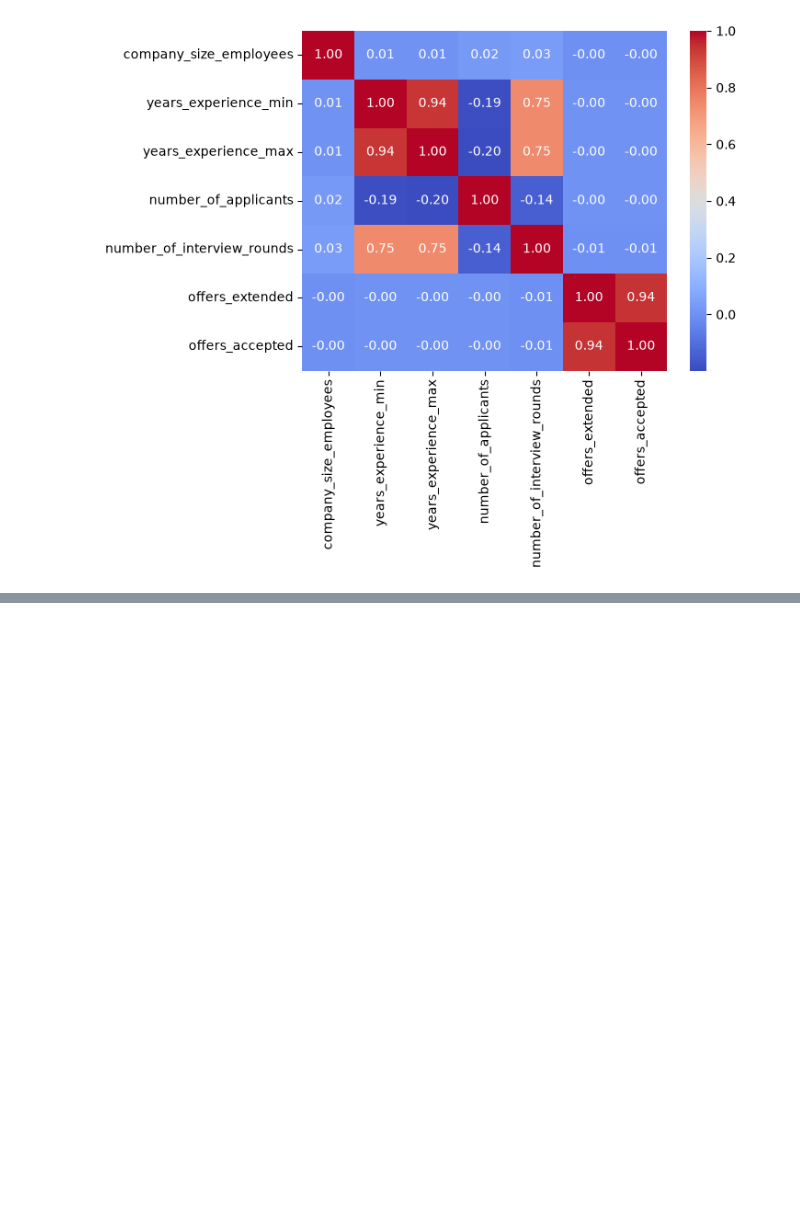
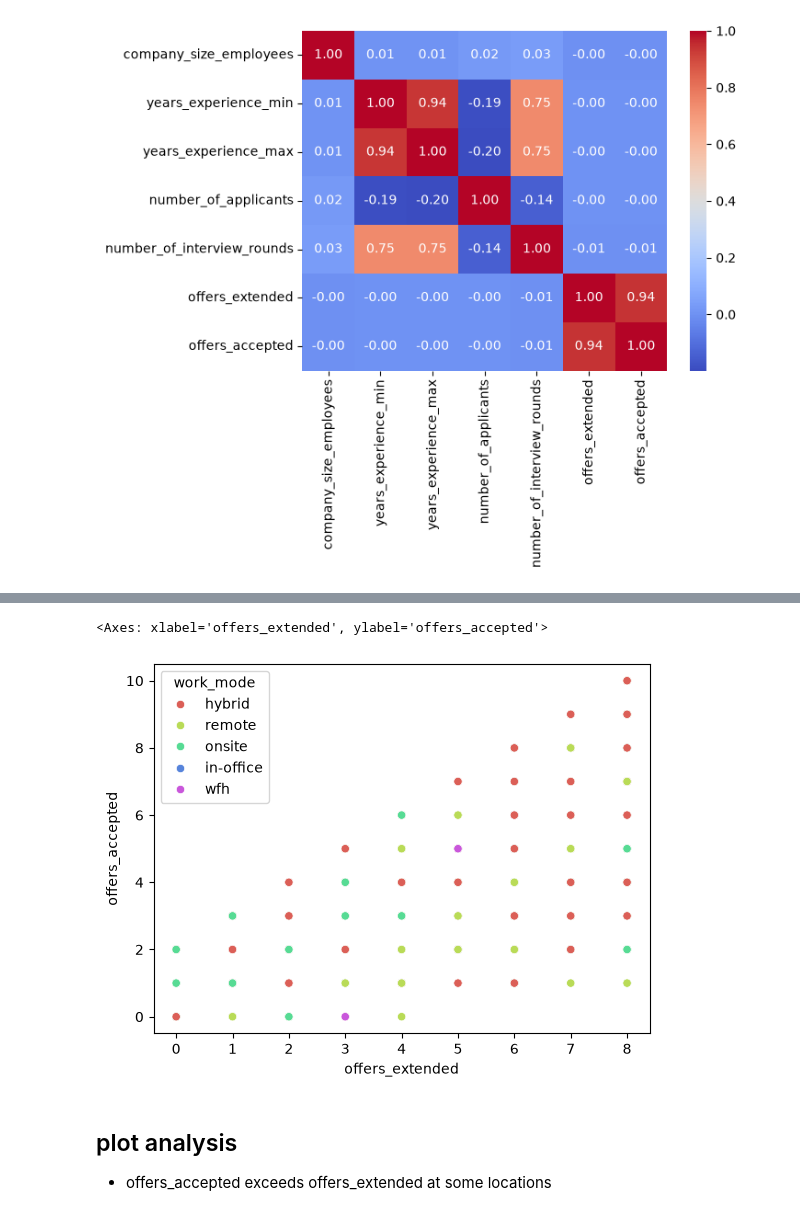
Before and after one commit to altamash-syed/syed-Task1, a Jupyter notebook: eda.ipynb, the cells around one changed output, grey strips where cells are left out. Cells and saved outputs as stored; diff of their text form; code cells hidden in the pictures; blank space fills up the shorter version.

Commit message:
data analysis

```diff
--- a/eda.ipynb
+++ b/eda.ipynb
@@ -196,0 +216,2 @@ layoff_within_12_months_flag: 8 unique values
+# %%
+df['job_role']=df['job_role'].str.upper()
@@ -326,0 +357,8 @@ Name: count, Length: 4795, dtype: int64
+# %%
+sns.scatterplot(x='offers_extended', y='offers_accepted', data=df, hue='work_mode', palette='hls')
+# %% [output]
+<Axes: xlabel='offers_extended', ylabel='offers_accepted'>
+[figure, added]
+# %% [markdown]
+## plot analysis
+- offers_accepted exceeds offers_extended at some locations
```
Also changed, not shown: parts of 27 cells of this notebook.
